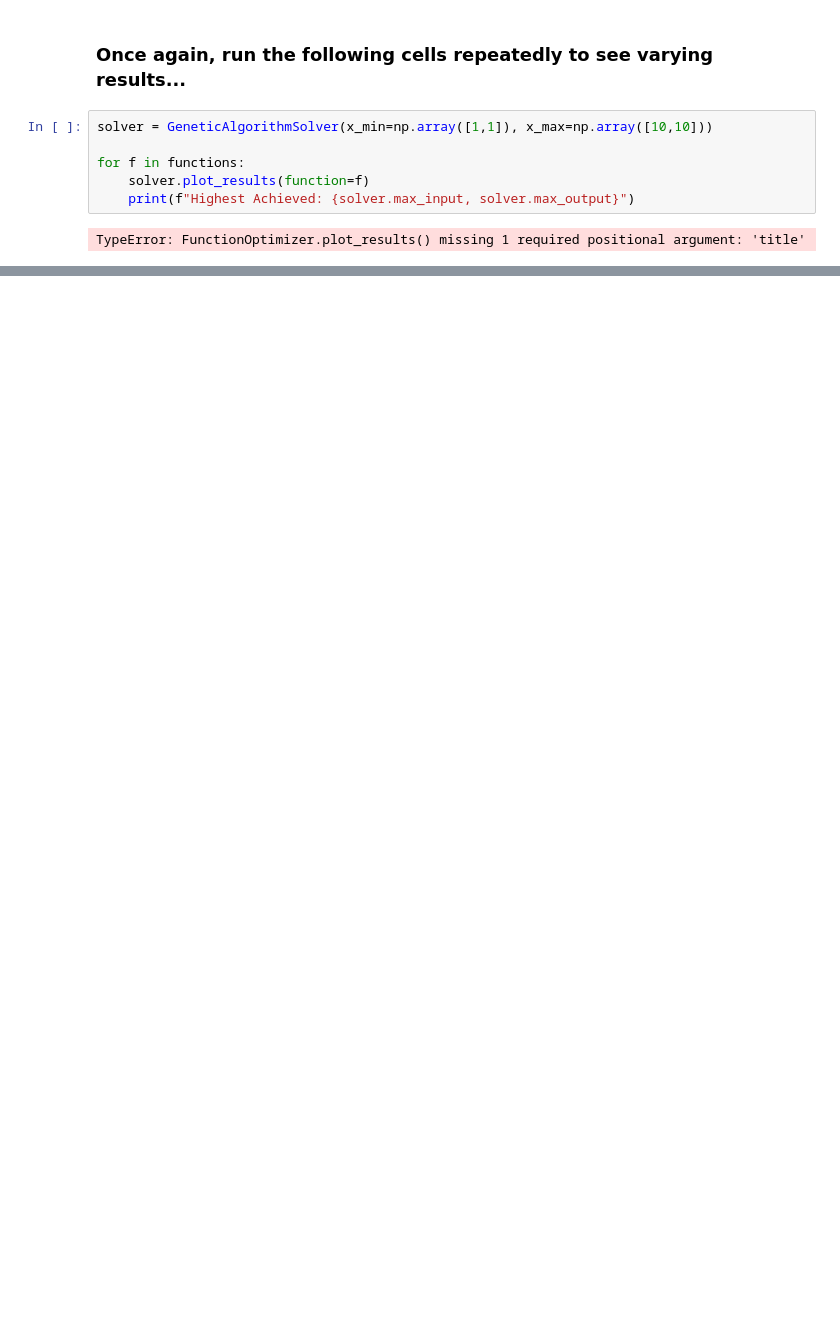
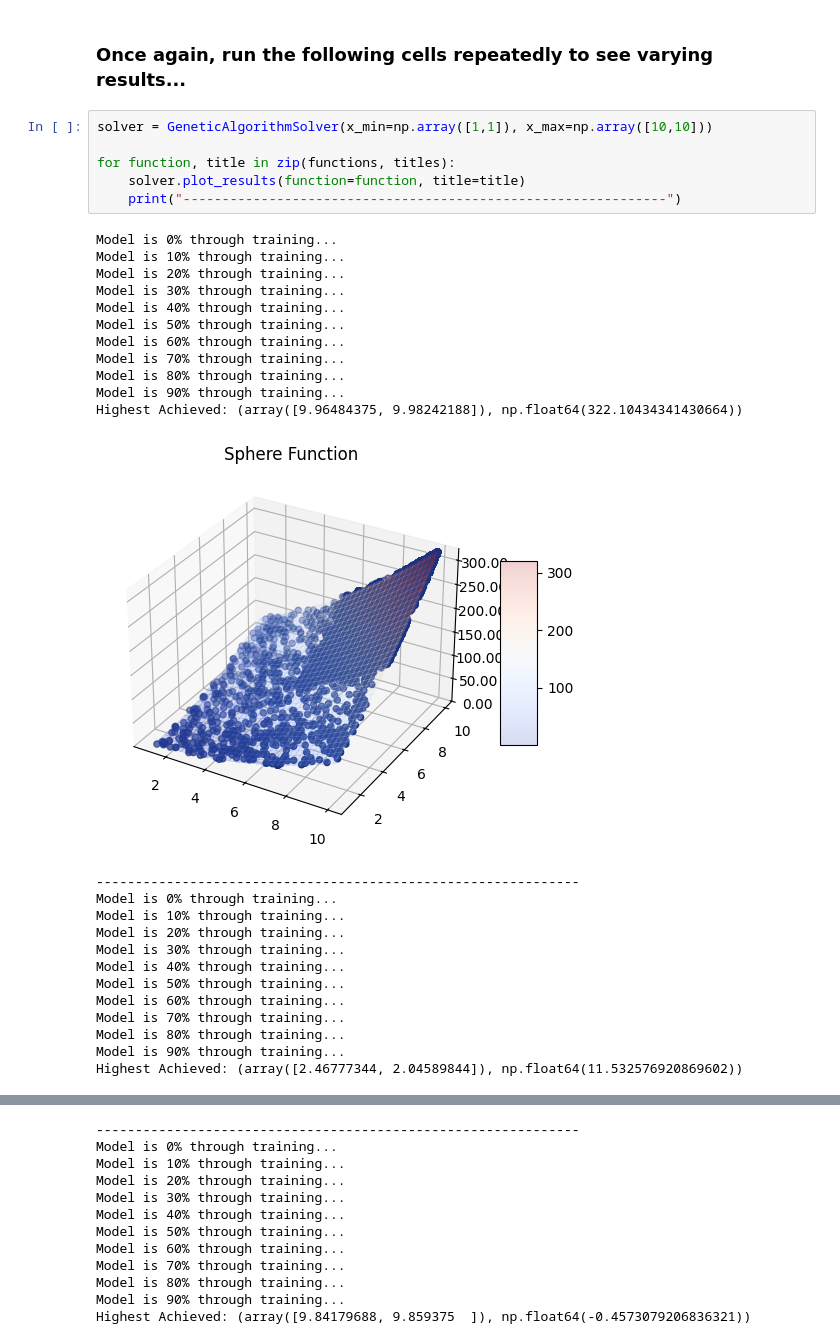
Before and after one commit to Pirate-Hunter-Zoro/Artificial-Intelligence, a Jupyter notebook: KNN and Local Search/local_search.ipynb, the cells around one changed output, grey strips where cells are left out. Cells and saved outputs as stored; diff of their text form; blank space fills up the shorter version.

```diff
--- a/KNN and Local Search/local_search.ipynb
+++ b/KNN and Local Search/local_search.ipynb
@@ -680,8 +654,31 @@ class GeneticAlgorithmSolver(FunctionOptimizer):
 # %%
 solver = GeneticAlgorithmSolver(x_min=np.array([1,1]), x_max=np.array([10,10]))
 
-for f in functions:
-    solver.plot_results(function=f)
-    print(f"Highest Achieved: {solver.max_input, solver.max_output}")
+for function, title in zip(functions, titles):
+    solver.plot_results(function=function, title=title)
+    print("--------------------------------------------------------------")
 # %% [output]
-TypeError: FunctionOptimizer.plot_results() missing 1 required positional argument: 'title'
+Model is 0% through training...
+Model is 10% through training...
+Model is 20% through training...
+Model is 30% through training...
+Model is 40% through training...
+Model is 50% through training...
+Model is 60% through training...
+Model is 70% through training...
+Model is 80% through training...
+Model is 90% through training...
+Highest Achieved: (array([9.96484375, 9.98242188]), np.float64(322.10434341430664))
+[figure, added]
+--------------------------------------------------------------
+Model is 0% through training...
+Model is 10% through training...
+Model is 20% through training...
+Model is 30% through training...
+Model is 40% through training...
+Model is 50% through training...
+Model is 60% through training...
+Model is 70% through training...
+Model is 80% through training...
+Model is 90% through training...
+Highest Achieved: (array([2.46777344, 2.04589844]), np.float64(11.532576920869602))
@@ -687,0 +686,12 @@ TypeError: FunctionOptimizer.plot_results() missing 1 required positional argume
+--------------------------------------------------------------
+Model is 0% through training...
+Model is 10% through training...
+Model is 20% through training...
+Model is 30% through training...
+Model is 40% through training...
+Model is 50% through training...
+Model is 60% through training...
+Model is 70% through training...
+Model is 80% through training...
+Model is 90% through training...
+Highest Achieved: (array([9.84179688, 9.859375  ]), np.float64(-0.4573079206836321))
```
Also changed, not shown: parts of 8 cells of this notebook, 1 other file.
